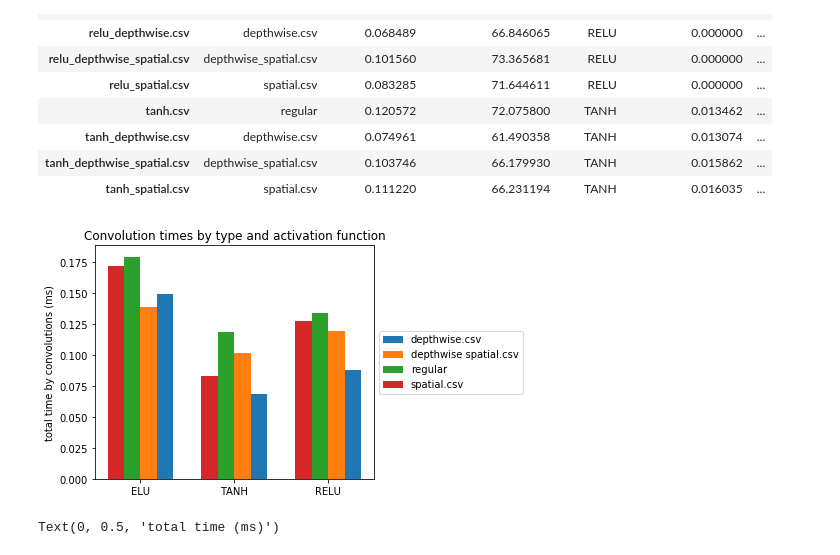
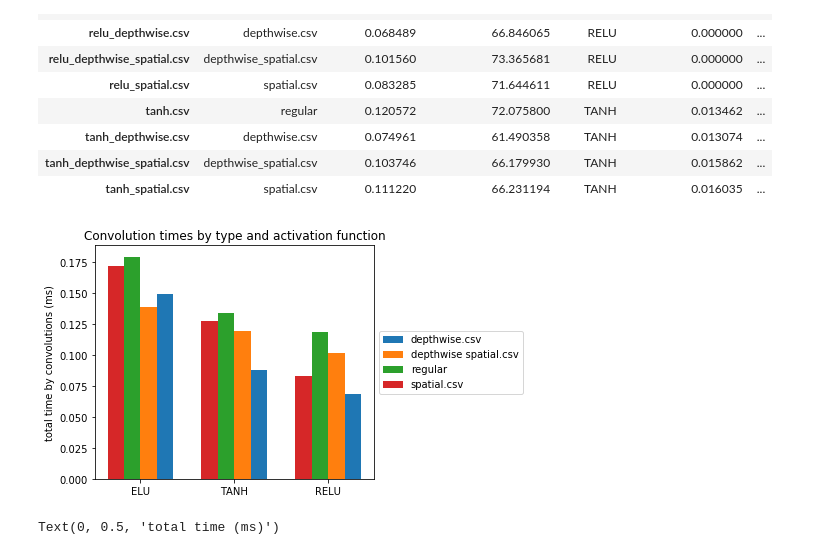
Before and after one commit to sobir-git/BechmarkingInferenceNNMobile, a Jupyter notebook: visualize_results_0.ipynb, the cells around one changed output. Saved outputs shown, nothing was run; the diff lists cells and outputs as text; code cells hidden in the pictures.

Commit message:
Fixed plot labels for the first visualization

```diff
--- a/visualize_results_0.ipynb
+++ b/visualize_results_0.ipynb
@@ -6,7 +6,7 @@ import matplotlib.pyplot as plt
 # %%
 from parse_utils import parse_benchmark_results
 from utils import abs_listdir
-csv_results = abs_listdir('csv/first_parsed')
+csv_results = abs_listdir('results/csv/first_parsed')
 # %%
 csv_results
 # %% [output]
@@ -25,5 +25,5 @@ csv_results
 # %%
-df = pd.read_csv(csv_results[1])
+df = pd.read_csv(csv_results[2])
 df
 # %% [output]
 |  | node type | start | first | avg_ms | % | cdf% | mem KB | times called | name |
@@ -94,35 +90,37 @@ conv_types = result['conv_type'].unique()
 conv_types.sort()
 
 x = np.arange(len(labels)) * 2  # the label locations
 width = 0.35  # the width of the bars
 
 fig, ax = plt.subplots()
 rects = {}
 mid_padding = 0.0
 for i, conv_type in enumerate(conv_types):
     pos = x - ((i-2)*(1+mid_padding) + 1/2) * width
     r = result[result['conv_type'] == conv_type]
+    r.set_index('activation', inplace=True)
+    values = (r['conv_time_total'] + r['activation_time_total'])[labels]
     label = conv_type.replace('_', ' ')
-    rects[conv_type] = ax.bar(pos, r['conv_time_total'] + r['activation_time_total'], width, label=label)
+    rects[conv_type] = ax.bar(pos, values, width, label=label)
 
 # Add some text for labels, title and custom x-axis tick labels, etc.
 ax.set_ylabel('total time by convolutions (ms)')
 ax.set_title('Convolution times by type and activation function')
 ax.set_xticks(x)
 ax.set_xticklabels(labels)
 
 # Shrink current axis by 20%
 box = ax.get_position()
 ax.set_position([box.x0, box.y0, box.width * 0.8, box.height])
 
 # Put a legend to the right of the current axis
 ax.legend(loc='center left', bbox_to_anchor=(1, 0.5))
 
 
 fig.tight_layout()
 plt.show()
 # %% [output]
-[figure, old version]
+[figure, new version]
 # %%
 # plot average exec time for each activation operations ELU, TANH
 means = result.groupby('activation').agg('sum')
```
Also changed, not shown: parts of 3 cells of this notebook.
